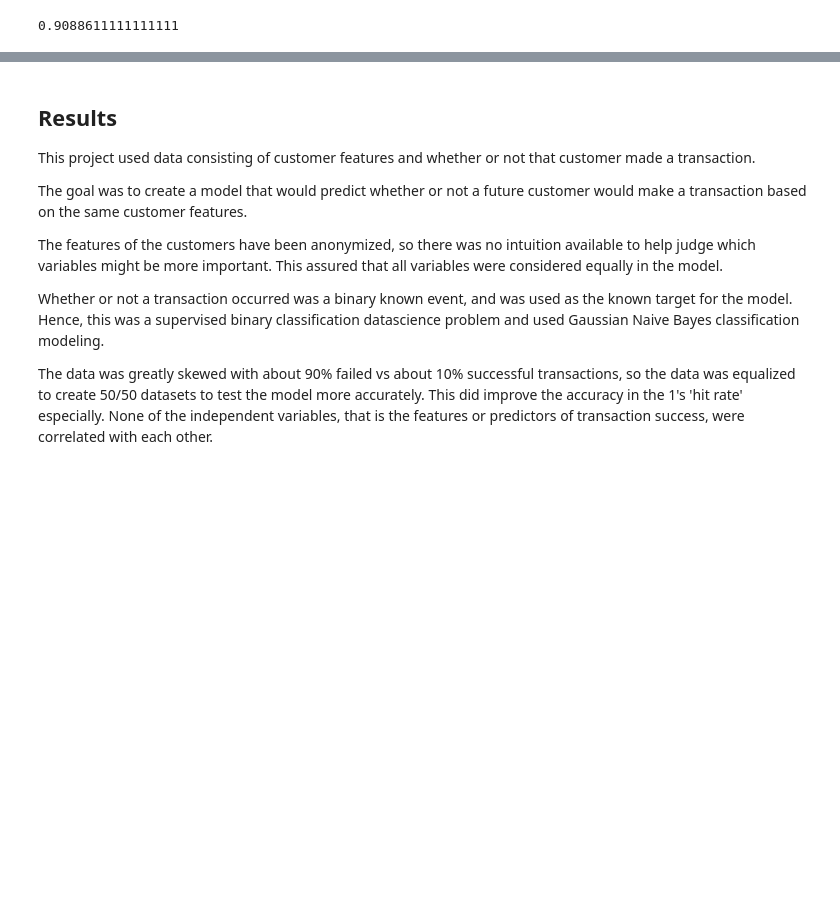
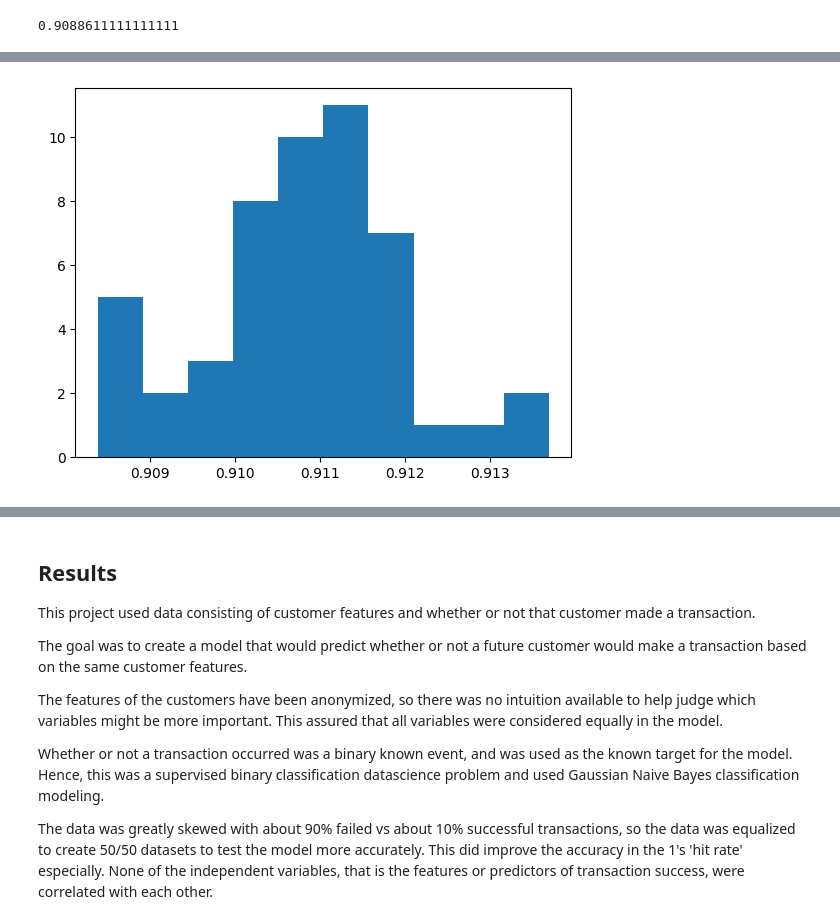
Before and after one commit to DrMelissaFranklin/DrMelissaFranklin, a Jupyter notebook: Mel_Project_1.ipynb, the cells around one changed output, grey strips where cells are left out. Saved outputs shown, nothing was run; the diff lists cells and outputs as text; code cells hidden in the pictures; blank space fills up the shorter version.

```diff
--- a/Mel_Project_1.ipynb
+++ b/Mel_Project_1.ipynb
@@ -513,4 +541,6 @@ accuracy_scores.mean()
 # %%
-plt.hist(accuracy_scores). # A histogram of the performance of the model is shown.
+plt.hist(accuracy_scores) # A histogram of the performance of the model is shown
 plt.show()
+# %% [output]
+[figure, added]
 # %%
```
Also changed, not shown: parts of 9 cells of this notebook.
